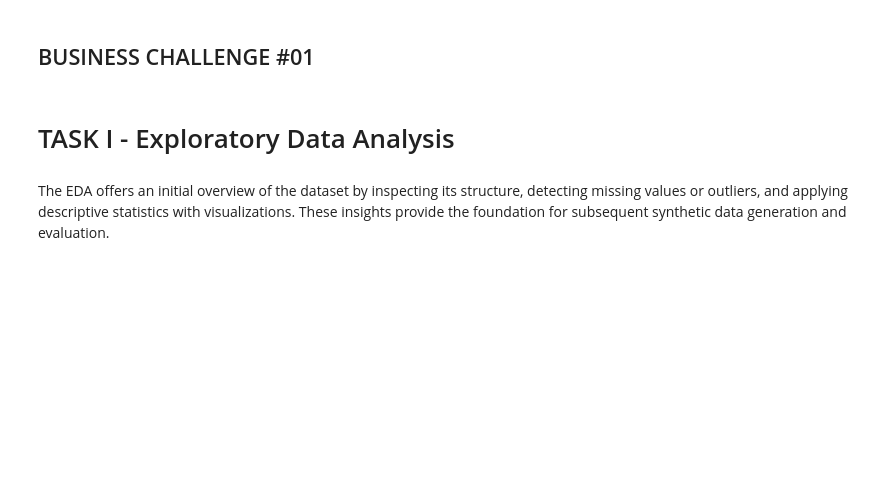
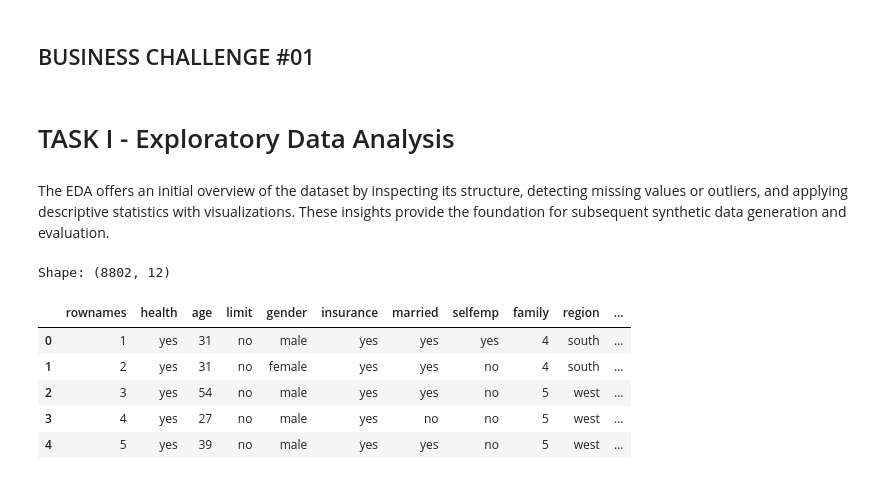
Before and after one commit to prumucena1979/UNFTERM4, a Jupyter notebook: Group#03_DAMO630_29_Assignment01 copy.ipynb, the cells around one changed output. Cells and saved outputs as stored; diff of their text form; code cells hidden in the pictures; blank space fills up the shorter version.

```diff
--- a/Group#03_DAMO630_29_Assignment01 copy.ipynb
+++ b/Group#03_DAMO630_29_Assignment01 copy.ipynb
@@ -129,0 +28,15 @@ else:
+# %%
+# 1.2. Shape
+print("Shape:", df.shape)
+# %% [output]
+Shape: (8802, 12)
+# %%
+# 1.3. Preview
+display(df.head())
+# %% [output]
+|  | rownames | health | age | limit | gender | insurance | married | selfemp | family | region | ... |
+| 0 | 1 | yes | 31 | no | male | yes | yes | yes | 4 | south | ... |
+| 1 | 2 | yes | 31 | no | female | yes | yes | no | 4 | south | ... |
+| 2 | 3 | yes | 54 | no | male | yes | yes | no | 5 | west | ... |
+| 3 | 4 | yes | 27 | no | male | yes | no | no | 5 | west | ... |
+| 4 | 5 | yes | 39 | no | male | yes | yes | no | 5 | west | ... |
```
Also changed, not shown: parts of 24 cells of this notebook, 4 other files.
